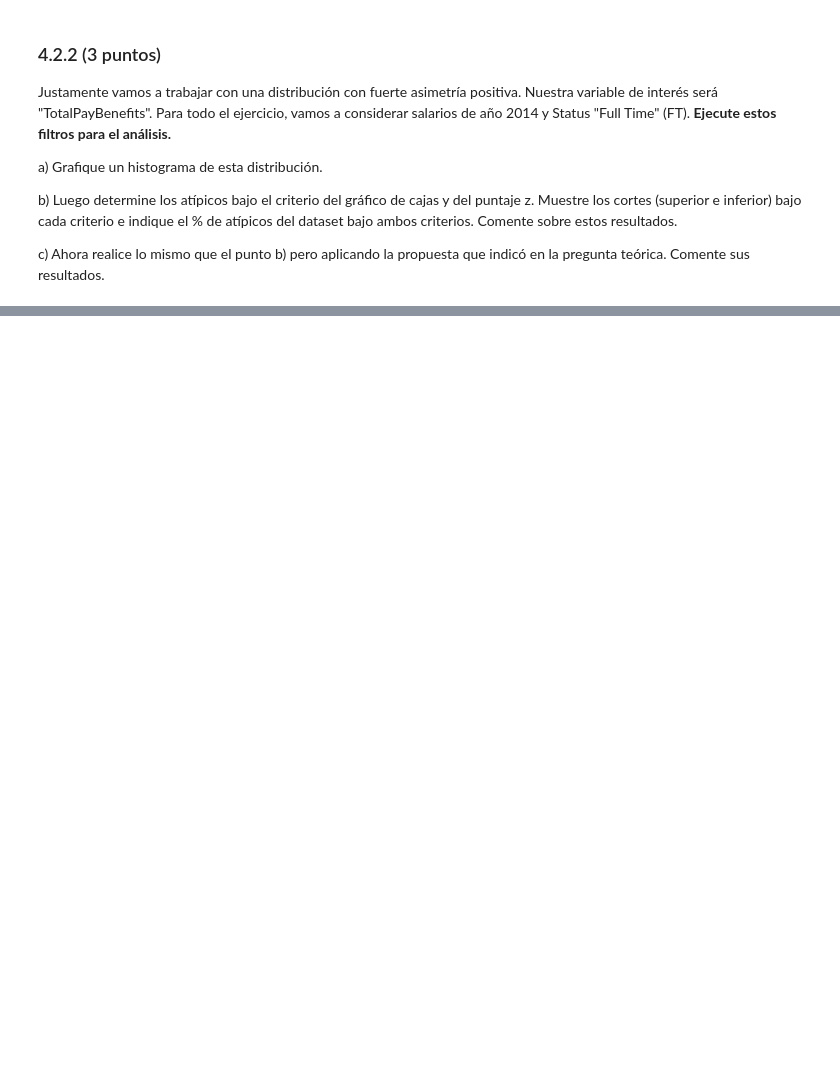
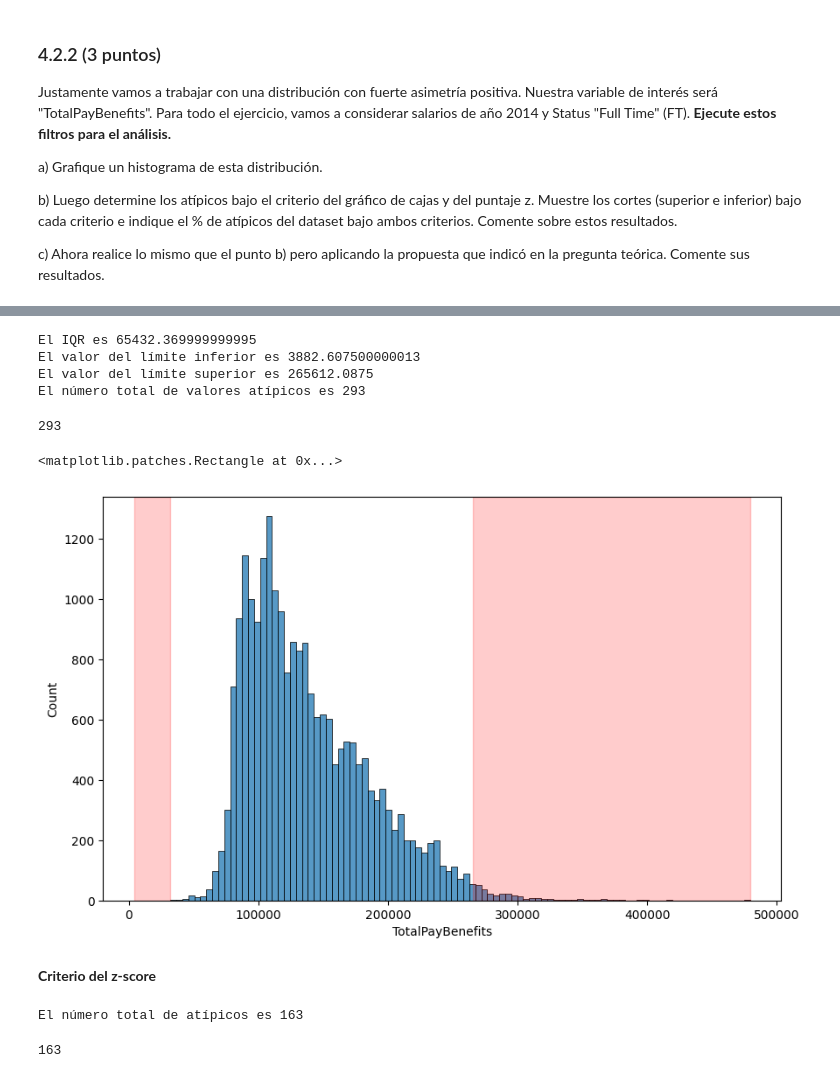
Before and after one commit to Codenid/data-discovery-lab2-eda-missingness-datos-atipicos, a Jupyter notebook: laboratorio_2_alum.ipynb, the cells around one changed output, grey strips where cells are left out. Drawn from its saved outputs; the diff is of its cells as text; code cells hidden in the pictures; blank space fills up the shorter version.

Commit message:
outliers

```diff
--- a/laboratorio_2_alum.ipynb
+++ b/laboratorio_2_alum.ipynb
@@ -548,0 +638,66 @@ salaries.head(10)
+# %%
+def out_iqr(df , column, verbose=True):
+    global lower, upper
+    q25, q75 = np.quantile(df[column], 0.25), np.quantile(df[column], 0.75)
+    # calcular el IQR
+    iqr = q75 - q25
+    # calcular el umbral de los valores atípicos
+    cut_off = iqr * 1.5
+    # calcular el valor del límite inferior y superior
+    lower, upper = q25 - cut_off, q75 + cut_off
+
+    if verbose:
+        print('El IQR es', iqr)
+        print('El valor del límite inferior es', lower)
+        print('El valor del límite superior es', upper)
+    # Calcular el número de registros por debajo del límite inferior y por encima del límite superior respectivamente
+    df1 = df[df[column] > upper]
+    df2 = df[df[column] < lower]
+
+    if verbose:
+        print('El número total de valores atípicos es', df1.shape[0] + df2.shape[0])
+
+    return df1.shape[0] + df2.shape[0]
+
+out_iqr(salaries_filtered, var_of_interest)
+# %% [output]
+El IQR es 65432.369999999995
+El valor del límite inferior es 3882.607500000013
+El valor del límite superior es 265612.0875
+El número total de valores atípicos es 293
+293
+# %%
+fig, ax = plt.subplots(figsize=(10, 6))
+
+sns.histplot(salaries_filtered[var_of_interest], kde=False)
+plt.axvspan(xmin = lower,xmax= salaries_filtered[var_of_interest].min(),alpha=0.2, color='red')
+plt.axvspan(xmin = upper,xmax= salaries_filtered[var_of_interest].max(),alpha=0.2, color='red')
+# %% [output]
+<matplotlib.patches.Rectangle at 0x...>
+[figure, added]
+# %% [markdown]
+**Criterio del z-score**
+# %%
+def out_zscore(df, column, verbose=True):
+    global outliers,zscore
+    outliers = []
+    zscore = []
+    threshold = 3
+    data = df[column]
+    mean = np.mean(data)
+    std = np.std(data)
+    for i in data:
+        z_score= (i - mean)/std
+        zscore.append(z_score)
+        if np.abs(z_score) > threshold:
+            outliers.append(i)
+
+    if verbose:
+        print("El número total de atípicos es",len(outliers))
+
+    return len(outliers)
+
+out_zscore(salaries_filtered, var_of_interest)
+# %% [output]
+El número total de atípicos es 163
+163
```
Also changed, not shown: parts of 17 cells of this notebook.
